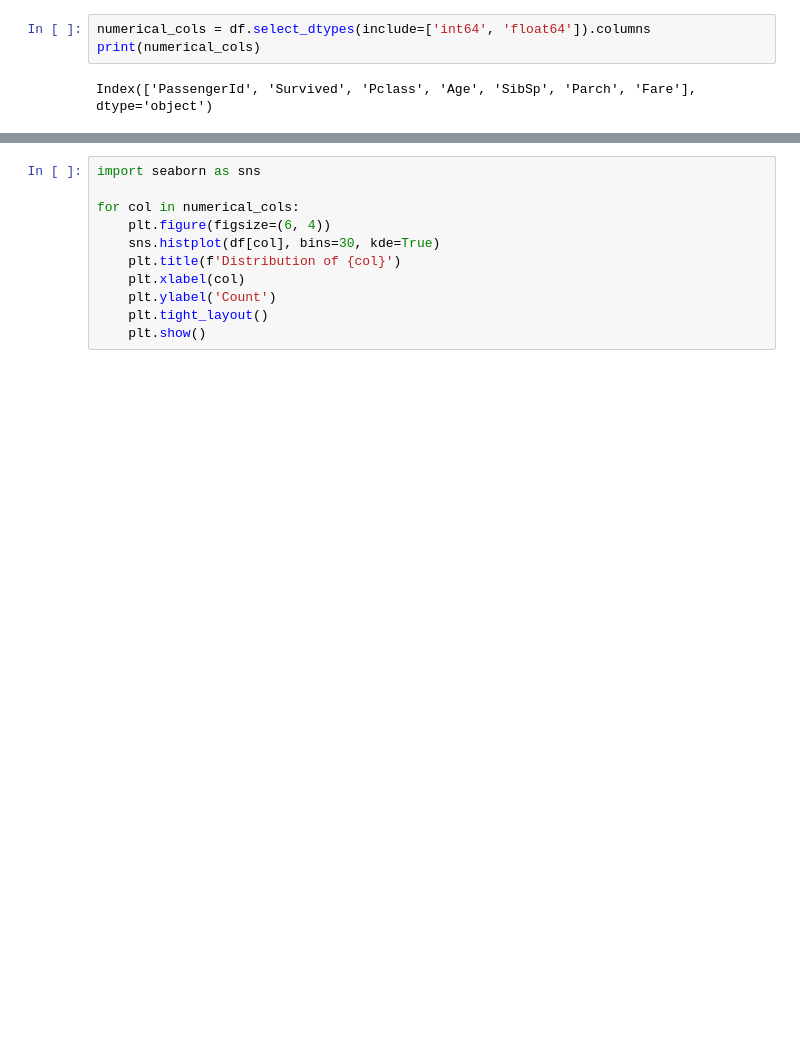
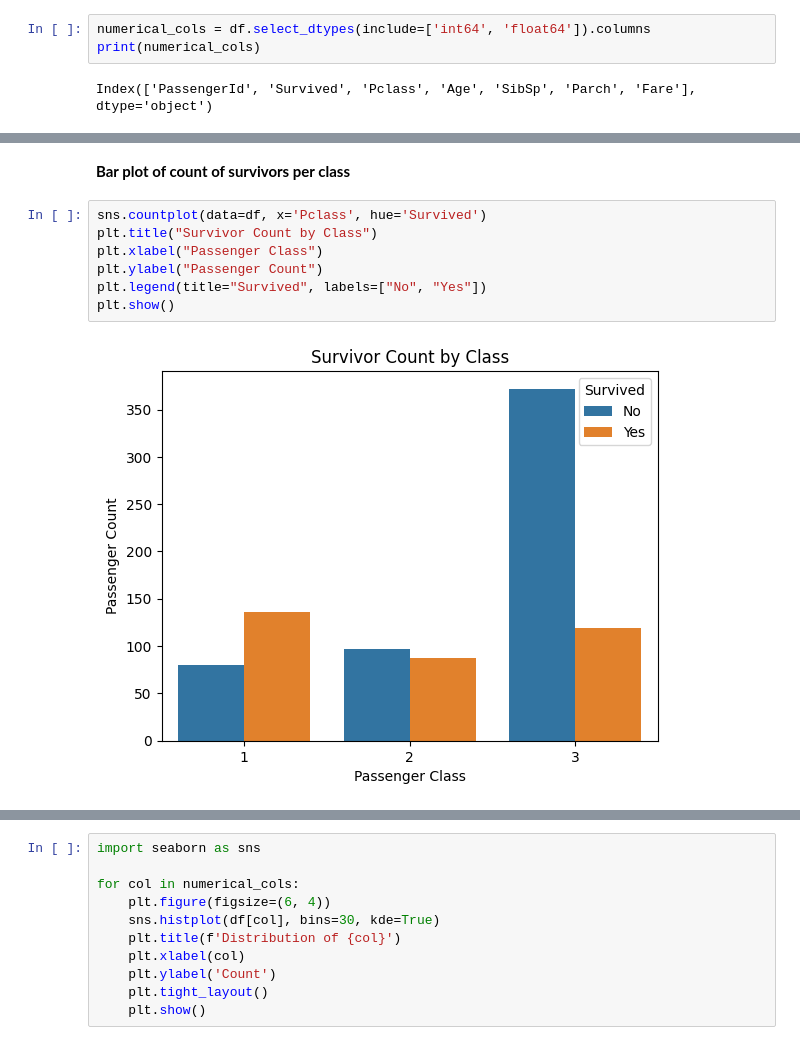
Before and after one commit to junaid1729/Ezitech_internship, a Jupyter notebook: Task01/titanic.ipynb, the cells around one changed output, grey strips where cells are left out. Drawn from its saved outputs; the diff is of its cells as text; blank space fills up the shorter version.

```diff
--- a/Task01/titanic.ipynb
+++ b/Task01/titanic.ipynb
@@ -331,0 +307,11 @@ Index(['PassengerId', 'Survived', 'Pclass', 'Age', 'SibSp', 'Parch', 'Fare'], dt
+# %% [markdown]
+**Bar plot of count of survivors per class**
+# %%
+sns.countplot(data=df, x='Pclass', hue='Survived')
+plt.title("Survivor Count by Class")
+plt.xlabel("Passenger Class")
+plt.ylabel("Passenger Count")
+plt.legend(title="Survived", labels=["No", "Yes"])
+plt.show()
+# %% [output]
+[figure, added]
```
Also changed, not shown: parts of 37 cells of this notebook.
